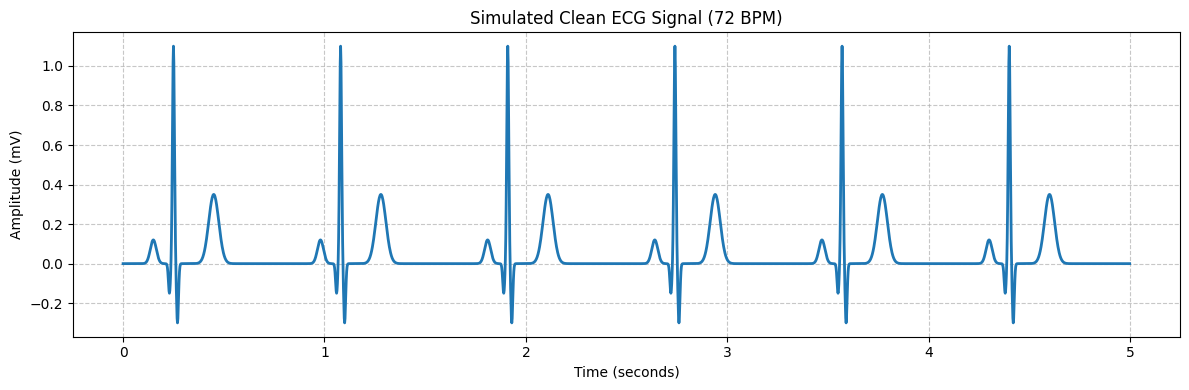
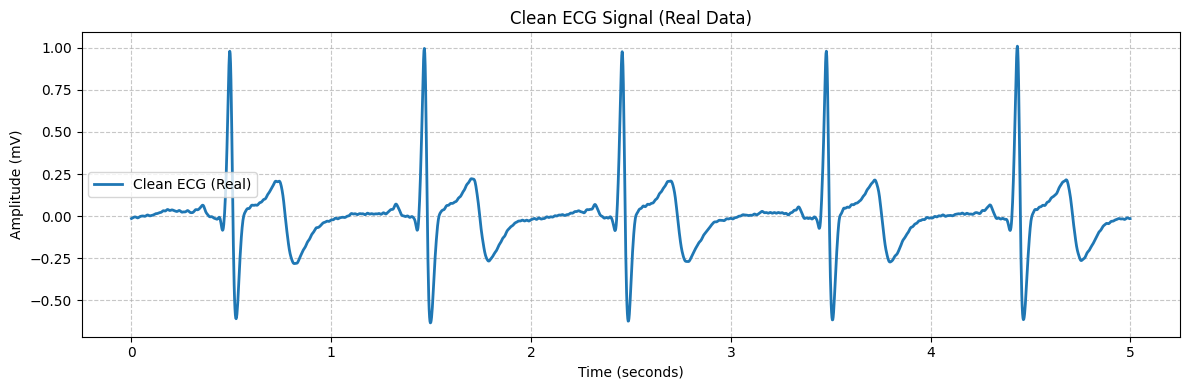
The change to this notebook cell's code, shown as a diff; its figure went from the first image to the second:
--- before
+++ after
@@ -2,4 +2,8 @@
 import matplotlib.pyplot as plt
 import scipy.signal as signal
+import urllib.request
+import pandas as pd
+import io
+import ssl
 
 fs = 500  # 500 Hz sampling rate
@@ -32,13 +36,37 @@
 single_beat = generate_single_heartbeat(fs)
 num_repeats = int(duration / 0.83) + 1
-clean_ecg = np.tile(single_beat, num_repeats)[:len(t)]
+clean_ecg_synthetic = np.tile(single_beat, num_repeats)[:len(t)]
 
-# Plot the simulated clean ECG
+# Try loading real ECG data from NeuroKit repository (MIT-BIH record 100 sample)
+use_real = False
+try:
+    ctx = ssl.create_default_context()
+    ctx.check_hostname = False
+    ctx.verify_mode = ssl.CERT_NONE
+    url = "https://raw.githubusercontent.com/neuropsychology/NeuroKit/master/data/bio_eventrelated_100hz.csv"
+    req = urllib.request.Request(url, headers={'User-Agent': 'Mozilla/5.0'})
+    with urllib.request.urlopen(req, context=ctx, timeout=5) as response:
+        content = response.read().decode('utf-8')
+    df = pd.read_csv(io.StringIO(content))
+    # Extract ECG column (at 100 Hz sampling rate)
+    raw_ecg_100 = df['ECG'].values[:int(100 * duration)]
+    # Resample to 500 Hz to match our target fs
+    clean_ecg = signal.resample(raw_ecg_100, len(t))
+    # Normalize
+    clean_ecg = (clean_ecg - np.mean(clean_ecg)) / np.max(np.abs(clean_ecg))
+    use_real = True
+    print("Successfully loaded and resampled real ECG dataset from PhysioNet/NeuroKit!")
+except Exception as e:
+    print(f"Failed to fetch real-world data ({e}). Falling back to synthetic ECG model.")
+    clean_ecg = clean_ecg_synthetic
+
+# Plot the clean ECG
 plt.figure(figsize=(12, 4))
-plt.plot(t, clean_ecg, color='#1f77b4', linewidth=2)
-plt.title("Simulated Clean ECG Signal (72 BPM)")
+plt.plot(t, clean_ecg, color='#1f77b4', linewidth=2, label='Clean ECG (' + ('Real' if use_real else 'Synthetic') + ')')
+plt.title("Clean ECG Signal (" + ("Real Data" if use_real else "Synthetic Model") + ")")
 plt.xlabel("Time (seconds)")
 plt.ylabel("Amplitude (mV)")
 plt.grid(True, linestyle='--', alpha=0.7)
+plt.legend()
 plt.tight_layout()
 plt.show()

Commit: Implement ceiling-raising improvements and execute notebooks